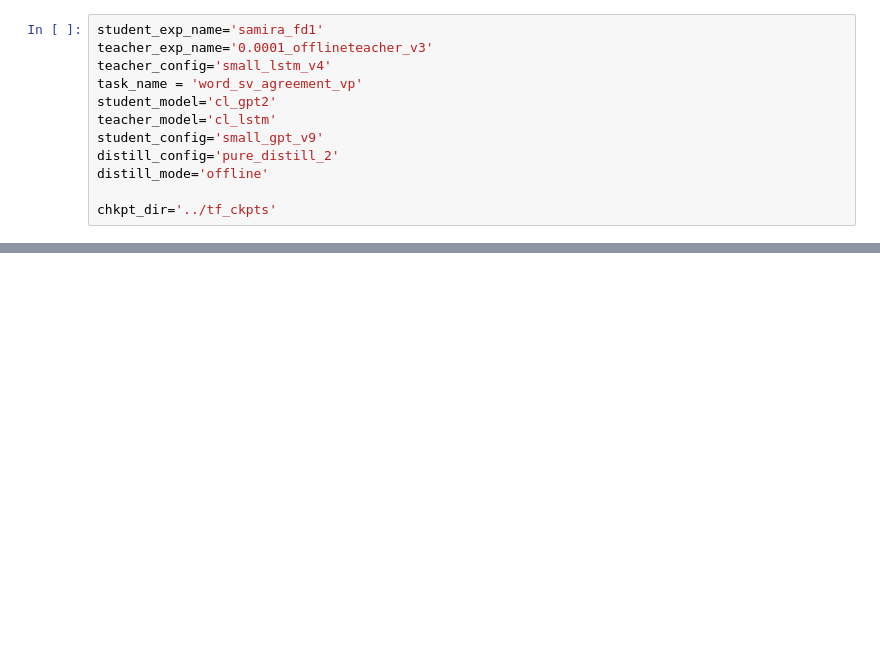
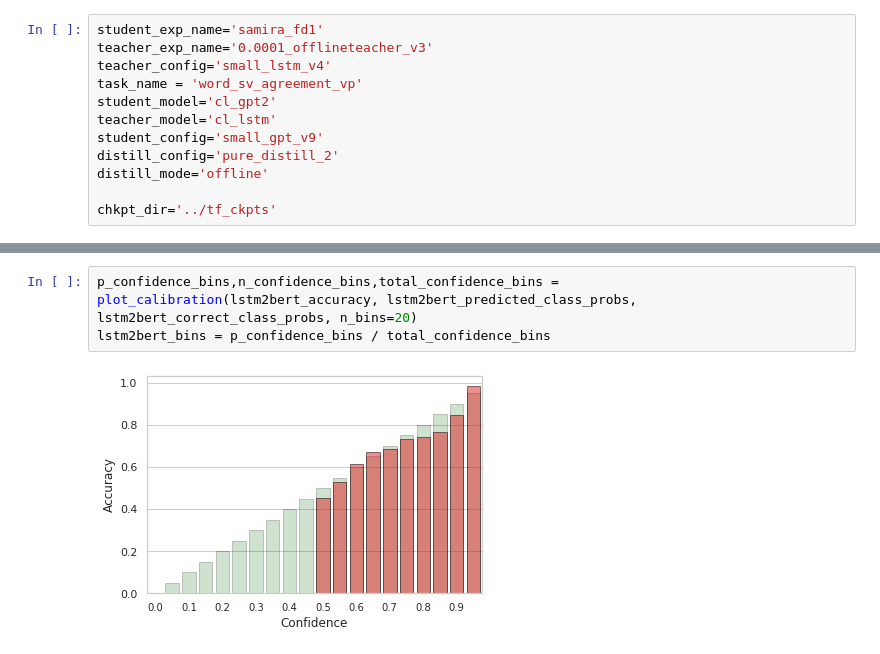
Before and after one commit to samiraabnar/Reflect, a Jupyter notebook: notebooks/calibration.ipynb, the cells around one changed output, grey strips where cells are left out. Cells and saved outputs as stored; diff of their text form; blank space fills up the shorter version.

```diff
--- a/notebooks/calibration.ipynb
+++ b/notebooks/calibration.ipynb
@@ -184,0 +236,5 @@ test_for_calibration(model, task)
+# %%
+p_confidence_bins,n_confidence_bins,total_confidence_bins = plot_calibration(lstm2bert_accuracy, lstm2bert_predicted_class_probs, lstm2bert_correct_class_probs, n_bins=20)
+lstm2bert_bins = p_confidence_bins / total_confidence_bins
+# %% [output]
+[figure, added]
```
Also changed, not shown: parts of 23 cells of this notebook, 7 other files.
